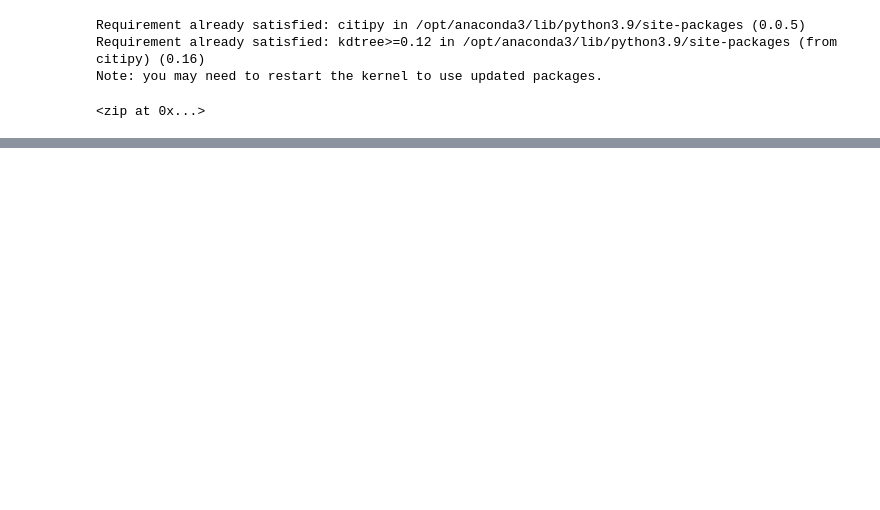
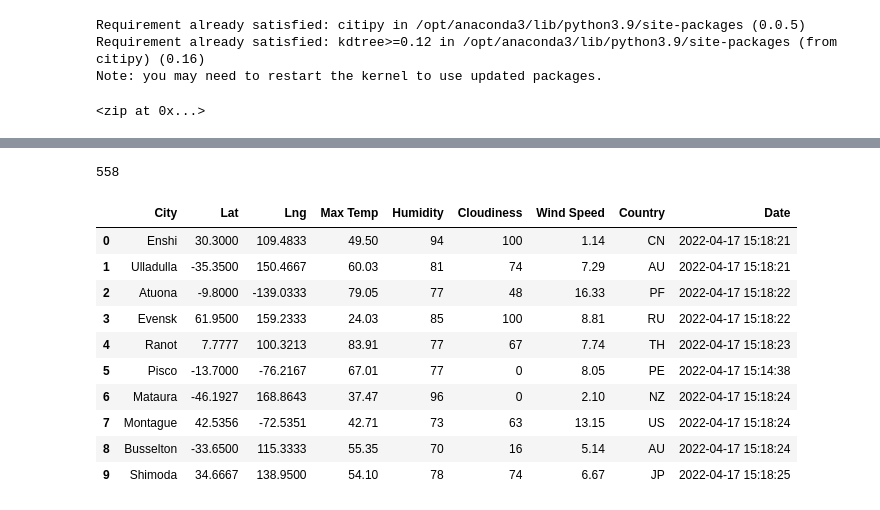
Before and after one commit to SavFidani/World_Weather_Analysis, a Jupyter notebook: WeatherPy.ipynb, the cells around one changed output, grey strips where cells are left out. Saved outputs shown, nothing was run; the diff lists cells and outputs as text; code cells hidden in the pictures; blank space fills up the shorter version.

```diff
--- a/WeatherPy.ipynb
+++ b/WeatherPy.ipynb
@@ -38,0 +45,3 @@ len(cities)
+# %%
+# Starting URL for Weather Map API Call.
+url = "http://api.openweathermap.org/data/2.5/weather?units=Imperial&APPID=" + weather_api_key
@@ -38,0 +132,20 @@ len(cities)
+# %%
+len(city_data)
+# %% [output]
+558
+# %%
+# Convert the array of dictionaries to a Pandas DataFrame.
+city_data_df = pd.DataFrame(city_data)
+city_data_df.head(10)
+# %% [output]
+|  | City | Lat | Lng | Max Temp | Humidity | Cloudiness | Wind Speed | Country | Date |
+| 0 | Enshi | 30.3000 | 109.4833 | 49.50 | 94 | 100 | 1.14 | CN | 2022-04-17 15:18:21 |
+| 1 | Ulladulla | -35.3500 | 150.4667 | 60.03 | 81 | 74 | 7.29 | AU | 2022-04-17 15:18:21 |
+| 2 | Atuona | -9.8000 | -139.0333 | 79.05 | 77 | 48 | 16.33 | PF | 2022-04-17 15:18:22 |
+| 3 | Evensk | 61.9500 | 159.2333 | 24.03 | 85 | 100 | 8.81 | RU | 2022-04-17 15:18:22 |
+| 4 | Ranot | 7.7777 | 100.3213 | 83.91 | 77 | 67 | 7.74 | TH | 2022-04-17 15:18:23 |
+| 5 | Pisco | -13.7000 | -76.2167 | 67.01 | 77 | 0 | 8.05 | PE | 2022-04-17 15:14:38 |
+| 6 | Mataura | -46.1927 | 168.8643 | 37.47 | 96 | 0 | 2.10 | NZ | 2022-04-17 15:18:24 |
+| 7 | Montague | 42.5356 | -72.5351 | 42.71 | 73 | 63 | 13.15 | US | 2022-04-17 15:18:24 |
+| 8 | Busselton | -33.6500 | 115.3333 | 55.35 | 70 | 16 | 5.14 | AU | 2022-04-17 15:18:24 |
+| 9 | Shimoda | 34.6667 | 138.9500 | 54.10 | 78 | 74 | 6.67 | JP | 2022-04-17 15:18:25 |
```
Also changed, not shown: parts of 6 cells of this notebook.
